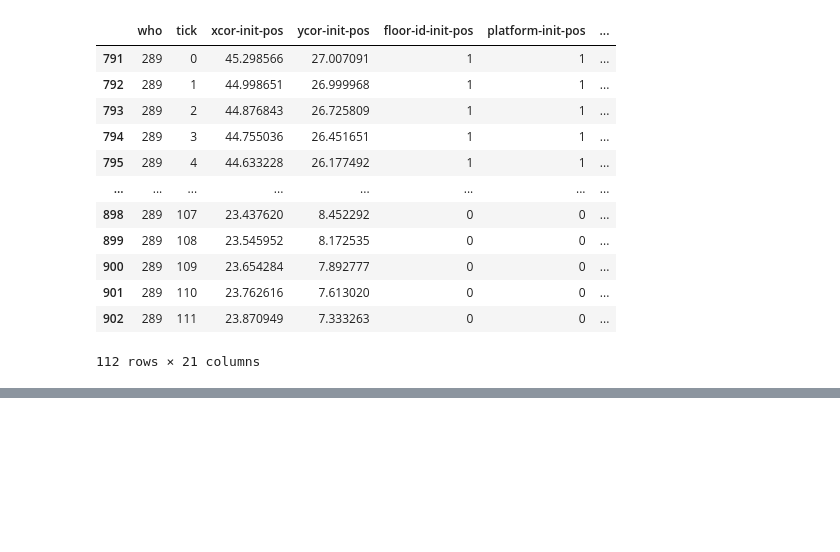
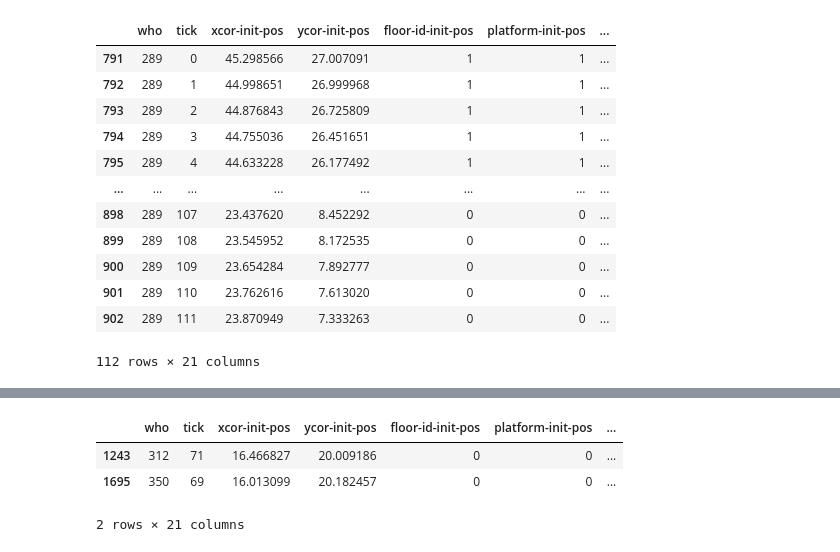
Before and after one commit to Educorreia932/FEUP-MS, a Jupyter notebook: Examples/experiments/analysis.ipynb, the cells around one changed output, grey strips where cells are left out. Cells and saved outputs as stored; diff of their text form; code cells hidden in the pictures; blank space fills up the shorter version.

```diff
--- a/Examples/experiments/analysis.ipynb
+++ b/Examples/experiments/analysis.ipynb
@@ -118,0 +147,7 @@ df
+# %%
+df[df['crowdness-1.4']== df['crowdness-1.4'].max()]
+# %% [output]
+|  | who | tick | xcor-init-pos | ycor-init-pos | floor-id-init-pos | platform-init-pos | ... |
+| 1243 | 312 | 71 | 16.466827 | 20.009186 | 0 | 0 | ... |
+| 1695 | 350 | 69 | 16.013099 | 20.182457 | 0 | 0 | ... |
+2 rows × 21 columns
```
Also changed, not shown: parts of 7 cells of this notebook.
